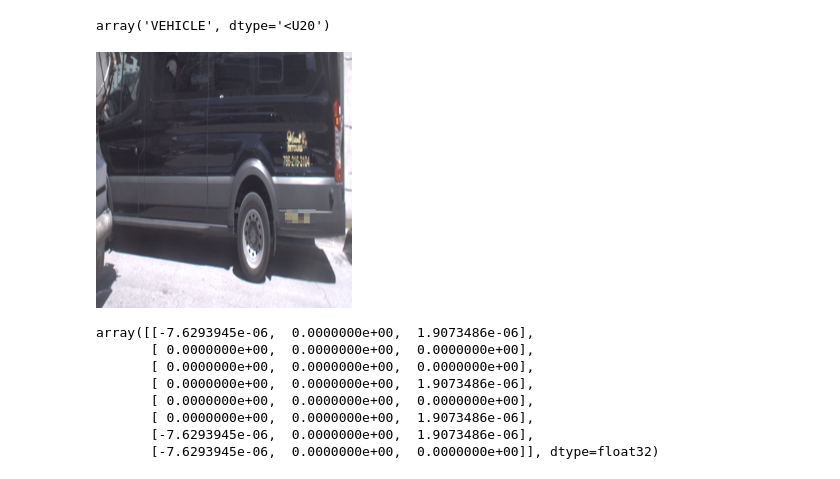
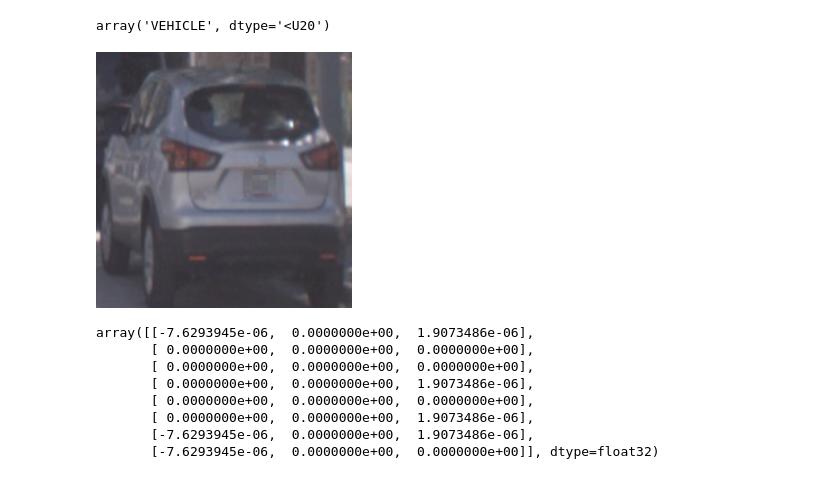
Before and after one commit to ShivamPR21/pyDort, a Jupyter notebook: notebooks/test_hdf5.ipynb, the cells around one changed output. Saved outputs shown, nothing was run; the diff lists cells and outputs as text; code cells hidden in the pictures.

```diff
--- a/notebooks/test_hdf5.ipynb
+++ b/notebooks/test_hdf5.ipynb
@@ -28,10 +32,10 @@ np.asanyarray(time_frame['det_1/cls'], dtype='str')
 # %% [output]
 array('VEHICLE', dtype='<U20')
 # %%
-img = PIL.Image.fromarray(np.asarray(time_frame['det_10/img_2'], dtype=np.float32).astype('uint8'))
+img = PIL.Image.fromarray(np.asarray(time_frame['det_4/img_0'], dtype=np.float32).astype('uint8'))
 img
 # %% [output]
-[figure, old version]
+[figure, new version]
 # %%
 bbg = np.asarray(time_frame['det_10/bbox_global'], dtype=np.float32).astype('float32')
 bbl = np.asarray(time_frame['det_10/bbox'], dtype=np.float32).astype('float32')
```
Also changed, not shown: parts of 1 cell of this notebook, 15 other files.
